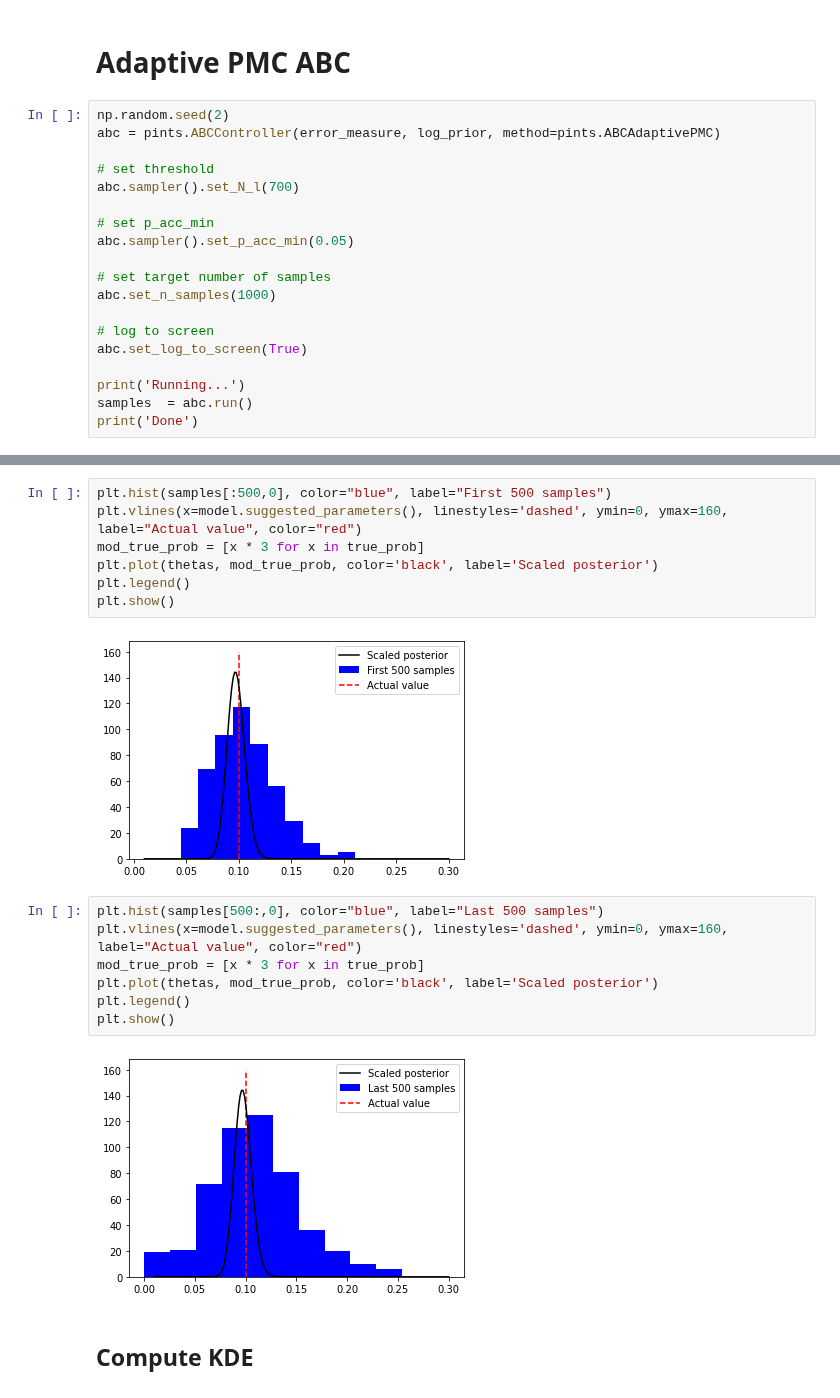
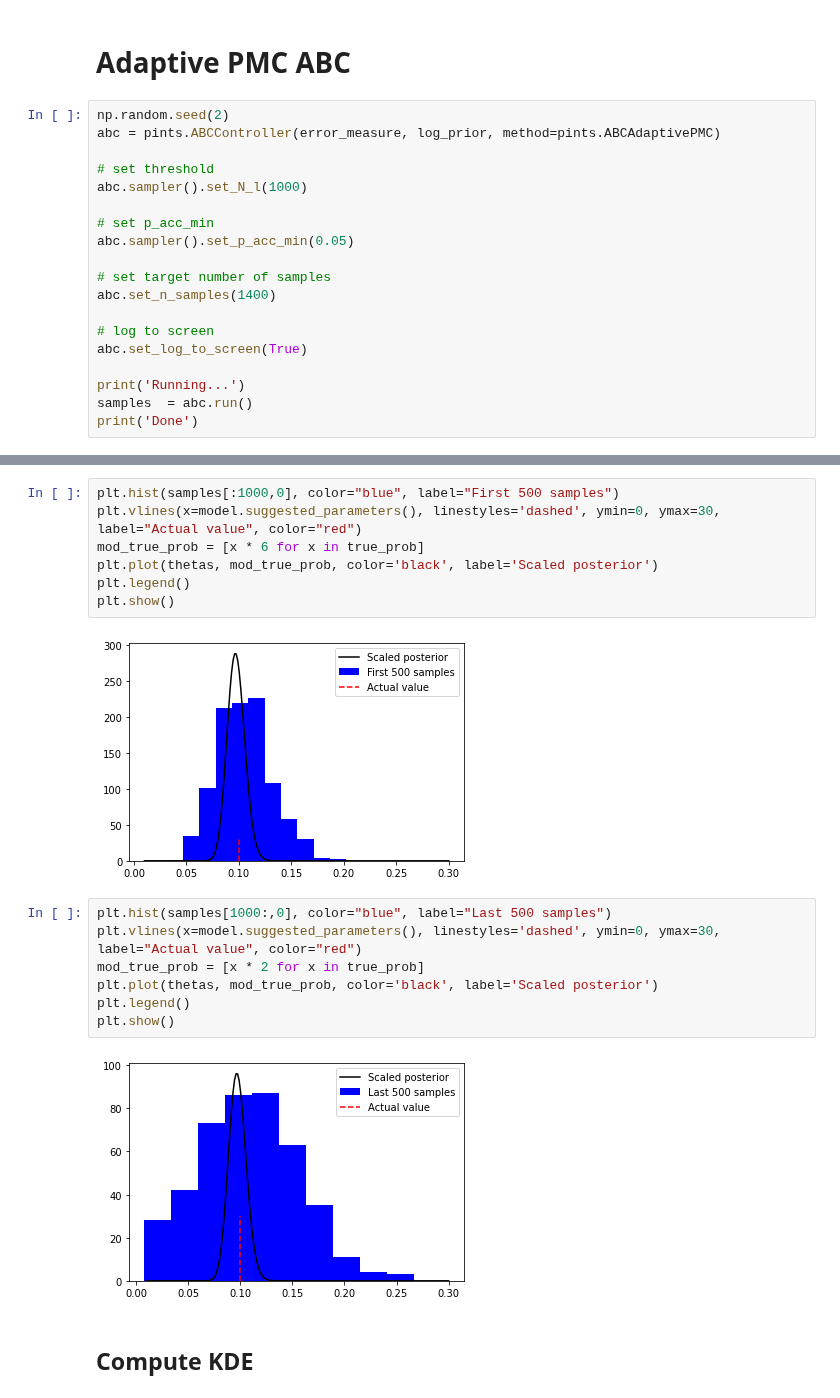
Before and after one commit to pints-team/pints, a Jupyter notebook: degradation.ipynb, the cells around one changed output, grey strips where cells are left out. Saved outputs shown, nothing was run; the diff lists cells and outputs as text.

```diff
--- a/degradation.ipynb
+++ b/degradation.ipynb
@@ -483,13 +501,13 @@ np.random.seed(2)
 abc = pints.ABCController(error_measure, log_prior, method=pints.ABCAdaptivePMC)
 
 # set threshold
-abc.sampler().set_N_l(700)
+abc.sampler().set_N_l(1000)
 
 # set p_acc_min
 abc.sampler().set_p_acc_min(0.05)
 
 # set target number of samples
-abc.set_n_samples(1000)
+abc.set_n_samples(1400)
 
 # log to screen
 abc.set_log_to_screen(True)
@@ -527,21 +545,21 @@ plt.show()
 # %%
-plt.hist(samples[:500,0], color="blue", label="First 500 samples")
-plt.vlines(x=model.suggested_parameters(), linestyles='dashed', ymin=0, ymax=160, label="Actual value", color="red")
-mod_true_prob = [x * 3 for x in true_prob]
+plt.hist(samples[:1000,0], color="blue", label="First 500 samples")
+plt.vlines(x=model.suggested_parameters(), linestyles='dashed', ymin=0, ymax=30, label="Actual value", color="red")
+mod_true_prob = [x * 6 for x in true_prob]
 plt.plot(thetas, mod_true_prob, color='black', label='Scaled posterior')
 plt.legend()
 plt.show()
 # %% [output]
-[figure, old version]
+[figure, new version]
 # %%
-plt.hist(samples[500:,0], color="blue", label="Last 500 samples")
-plt.vlines(x=model.suggested_parameters(), linestyles='dashed', ymin=0, ymax=160, label="Actual value", color="red")
-mod_true_prob = [x * 3 for x in true_prob]
+plt.hist(samples[1000:,0], color="blue", label="Last 500 samples")
+plt.vlines(x=model.suggested_parameters(), linestyles='dashed', ymin=0, ymax=30, label="Actual value", color="red")
+mod_true_prob = [x * 2 for x in true_prob]
 plt.plot(thetas, mod_true_prob, color='black', label='Scaled posterior')
 plt.legend()
 plt.show()
 # %% [output]
-[figure, old version]
+[figure, new version]
 # %% [markdown]
 ## Compute KDE
 # %%
```
Also changed, not shown: parts of 15 cells of this notebook.
